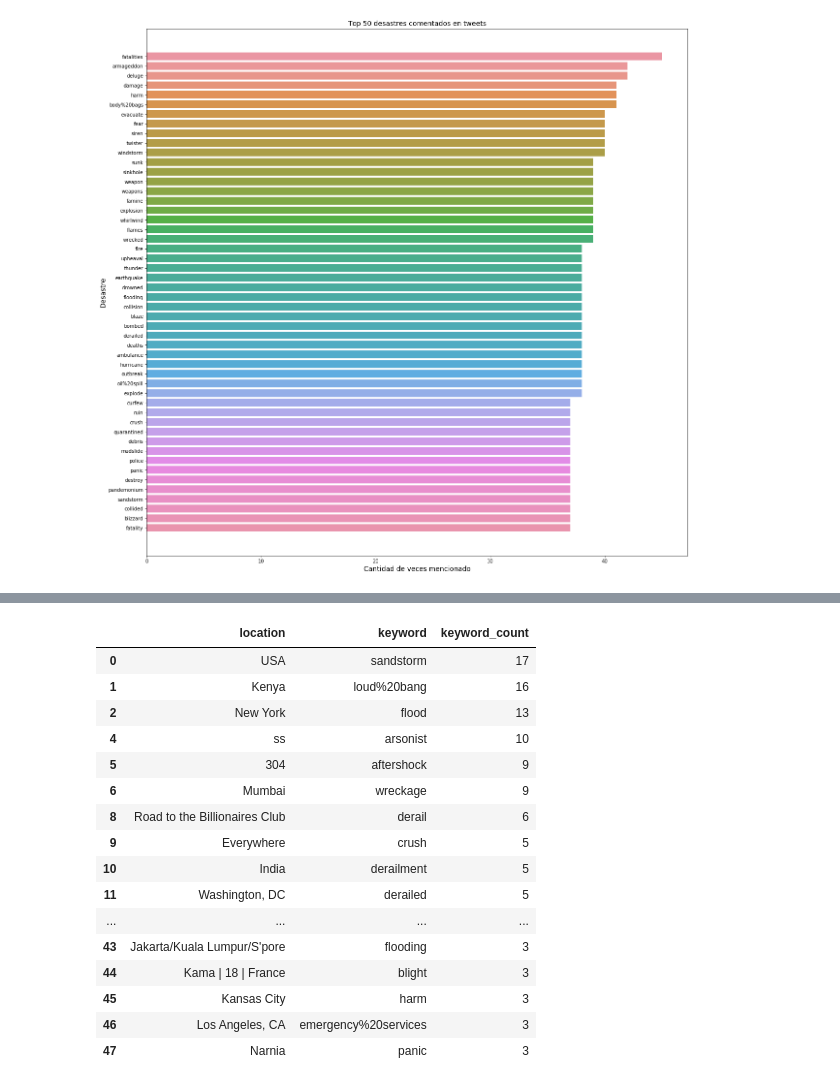
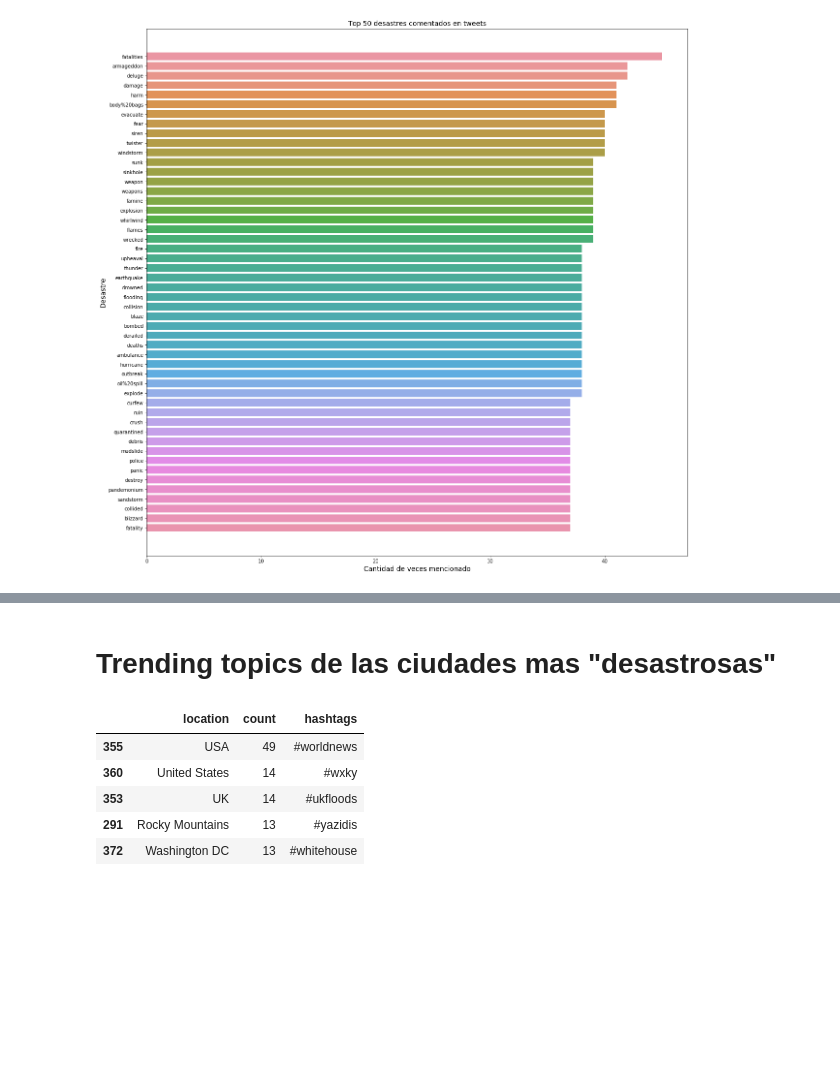
Before and after one commit to milemarchese/OrganizacionDeDatos, a Jupyter notebook: Análisis Exploratorio.ipynb, the cells around one changed output, grey strips where cells are left out. Cells and saved outputs as stored; diff of their text form; code cells hidden in the pictures; blank space fills up the shorter version.

```diff
--- a/Análisis Exploratorio.ipynb
+++ b/Análisis Exploratorio.ipynb
@@ -101,6 +103,8 @@ grafico.plot()
 # %%
 #
-tweets['hashtags'] = tweets['text'].str.findall(r'#.*?(?=\s|$)')
+tweets['hashtags'] = tweets['text'].str.findall(r'#.\S*?(?=\s|[:]|$)')
 tweets_hashtags = tweets.explode('hashtags')
-tweets_hashtags.head(25)
+tweets_hashtags.drop(['id', 'keyword', 'text'], axis = 1, inplace = True)
+tweets_hashtags['hashtags'] = tweets_hashtags['hashtags'].str.lower()
+tweets_hashtags.sample(25)
 # %% [output]
@@ -175,30 +167,23 @@ dtype: int64
+# %% [markdown]
+# Trending topics de las ciudades mas "desastrosas"
 # %%
 #Falta filtrar por target
-tweets.dropna(subset = ['location', 'keyword'], inplace= True)
-locations = tweets.groupby(['location', 'keyword']).size().nlargest(50)
+#ASK MILE FOR HER TOP LOCATIONS (TT en las ciudades mas desastrosas)
+tweets_hashtags.dropna(subset = ['location', 'hashtags'], inplace= True)
+tweets_hashtags = tweets_hashtags[(tweets.target == 1)]
+locations = tweets_hashtags.groupby('location').agg({'location':'count', 'hashtags': 'max'})#.size().nlargest(50)
+locations = locations.rename(columns = {'location': 'count'})
 locations = locations.reset_index()
-col_rename = {0 : 'keyword_count'}
-locations = locations.rename(columns = col_rename)
-locations.drop_duplicates(subset = 'location',keep = 'first', inplace = True)
-locations
+locations.sort_values(by= 'count', inplace= True, ascending = False)
+locations = locations.head(50)
+locations.head(5)
 # %% [output]
-|  | location | keyword | keyword_count |
-| 0 | USA | sandstorm | 17 |
-| 1 | Kenya | loud%20bang | 16 |
-| 2 | New York | flood | 13 |
-| 4 | ss | arsonist | 10 |
-| 5 | 304 | aftershock | 9 |
-| 6 | Mumbai | wreckage | 9 |
-| 8 | Road to the Billionaires Club | derail | 6 |
-| 9 | Everywhere | crush | 5 |
-| 10 | India | derailment | 5 |
-| 11 | Washington, DC | derailed | 5 |
-| ... | ... | ... | ... |
-| 43 | Jakarta/Kuala Lumpur/S'pore | flooding | 3 |
-| 44 | Kama | 18 | France | blight | 3 |
-| 45 | Kansas City | harm | 3 |
-| 46 | Los Angeles, CA | emergency%20services | 3 |
-| 47 | Narnia | panic | 3 |
+|  | location | count | hashtags |
+| 355 | USA | 49 | #worldnews |
+| 360 | United States | 14 | #wxky |
+| 353 | UK | 14 | #ukfloods |
+| 291 | Rocky Mountains | 13 | #yazidis |
+| 372 | Washington DC | 13 | #whitehouse |
 # %%
 fig = plt.figure(figsize = (20, 20))
 #palette = sns.dark_palette("muted purple", input="xkcd")
```
Also changed, not shown: parts of 13 cells of this notebook.
